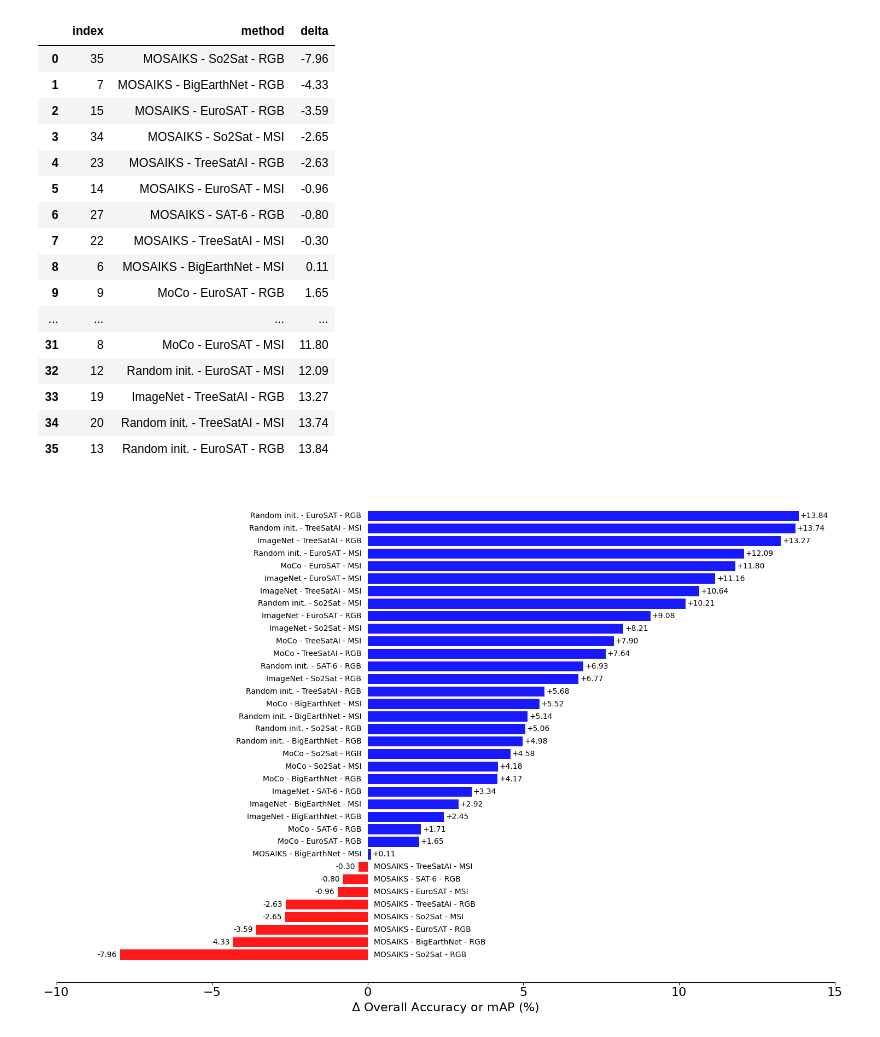
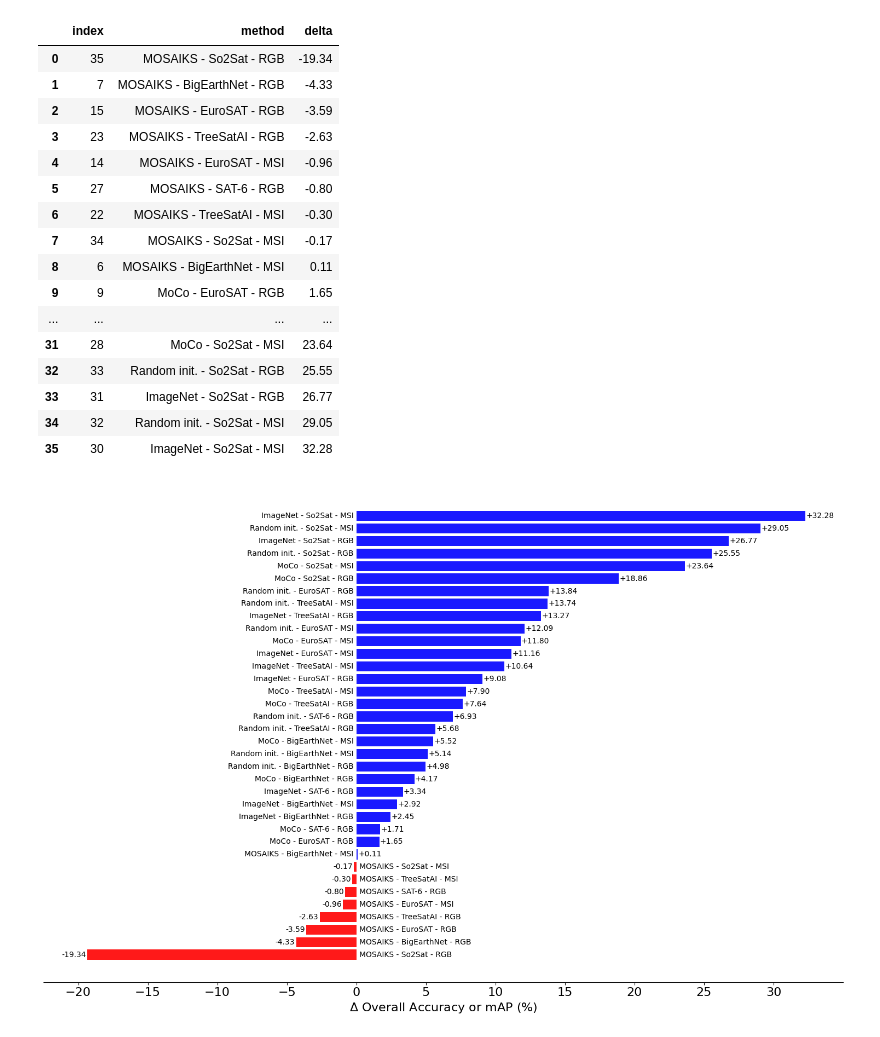
Before and after one commit to isaaccorley/resize-is-all-you-need, a Jupyter notebook: figures/delta_plot.ipynb, the cells around one changed output. Saved outputs shown, nothing was run; the diff lists cells and outputs as text; code cells hidden in the pictures.

Commit message:
update delta plot

```diff
--- a/figures/delta_plot.ipynb
+++ b/figures/delta_plot.ipynb
@@ -57,16 +57,16 @@ sat6 = [
 ]
 
 so2sat_random = [
-    ("MoCo - So2Sat Random - MSI", 23.64),
-    ("MoCo - So2Sat Random - RGB", 18.86),
-    ("ImageNet - So2Sat Random - MSI", 32.28),
-    ("ImageNet - So2Sat Random - RGB", 26.77),
-    ("Random init. - So2Sat Random - MSI", 29.05),
-    ("Random init. - So2Sat Random - RGB", 25.55),
+    ("MoCo - So2Sat - MSI", 23.64),
+    ("MoCo - So2Sat - RGB", 18.86),
+    ("ImageNet - So2Sat - MSI", 32.28),
+    ("ImageNet - So2Sat - RGB", 26.77),
+    ("Random init. - So2Sat - MSI", 29.05),
+    ("Random init. - So2Sat - RGB", 25.55),
     #("RCF - So2Sat Random - MSI", 0.32),
     #("RCF - So2Sat Random - RGB", 1.55),
-    ("MOSAIKS - So2Sat Random - MSI", -0.17),
-    ("MOSAIKS - So2Sat Random - RGB", -19.34),
+    ("MOSAIKS - So2Sat - MSI", -0.17),
+    ("MOSAIKS - So2Sat - RGB", -19.34),
 ]
 
 so2sat_culture10 = [
@@ -82,7 +82,7 @@ so2sat_culture10 = [
     ("MOSAIKS - So2Sat - RGB", -7.96),
 ]
 
-deltas = bigearthnet + eurosat + treesatai + sat6 + so2sat_culture10 #so2sat_random
+deltas = bigearthnet + eurosat + treesatai + sat6 + so2sat_random #so2sat_culture10
 
 methods = [d[0] for d in deltas]
 deltas = [d[1] for d in deltas]
@@ -92,22 +92,22 @@ df = df.sort_values("delta", ascending=True).reset_index()
 df
 # %% [output]
 |  | index | method | delta |
-| 0 | 35 | MOSAIKS - So2Sat - RGB | -7.96 |
+| 0 | 35 | MOSAIKS - So2Sat - RGB | -19.34 |
 | 1 | 7 | MOSAIKS - BigEarthNet - RGB | -4.33 |
 | 2 | 15 | MOSAIKS - EuroSAT - RGB | -3.59 |
-| 3 | 34 | MOSAIKS - So2Sat - MSI | -2.65 |
-| 4 | 23 | MOSAIKS - TreeSatAI - RGB | -2.63 |
-| 5 | 14 | MOSAIKS - EuroSAT - MSI | -0.96 |
-| 6 | 27 | MOSAIKS - SAT-6 - RGB | -0.80 |
-| 7 | 22 | MOSAIKS - TreeSatAI - MSI | -0.30 |
+| 3 | 23 | MOSAIKS - TreeSatAI - RGB | -2.63 |
+| 4 | 14 | MOSAIKS - EuroSAT - MSI | -0.96 |
+| 5 | 27 | MOSAIKS - SAT-6 - RGB | -0.80 |
+| 6 | 22 | MOSAIKS - TreeSatAI - MSI | -0.30 |
+| 7 | 34 | MOSAIKS - So2Sat - MSI | -0.17 |
 | 8 | 6 | MOSAIKS - BigEarthNet - MSI | 0.11 |
 | 9 | 9 | MoCo - EuroSAT - RGB | 1.65 |
 | ... | ... | ... | ... |
-| 31 | 8 | MoCo - EuroSAT - MSI | 11.80 |
-| 32 | 12 | Random init. - EuroSAT - MSI | 12.09 |
-| 33 | 19 | ImageNet - TreeSatAI - RGB | 13.27 |
-| 34 | 20 | Random init. - TreeSatAI - MSI | 13.74 |
-| 35 | 13 | Random init. - EuroSAT - RGB | 13.84 |
+| 31 | 28 | MoCo - So2Sat - MSI | 23.64 |
+| 32 | 33 | Random init. - So2Sat - RGB | 25.55 |
+| 33 | 31 | ImageNet - So2Sat - RGB | 26.77 |
+| 34 | 32 | Random init. - So2Sat - MSI | 29.05 |
+| 35 | 30 | ImageNet - So2Sat - MSI | 32.28 |
 # %%
 colors = ["blue" if x >= 0 else "red" for x in df["delta"]]
 plt.figure(figsize=(15, 10))
@@ -116,33 +116,33 @@ ax = plt.barh(
     width=df.delta,
     color=colors,
     alpha=0.9,
     # edgecolor="k",
     linewidth=1,
 )
-plt.xlim([-10, 15])
-plt.xticks([-10, -5, 0, 5, 10, 15], fontsize=16)
+plt.xlim([-22.5, 35])
+plt.xticks([-20, -15, -10, -5, 0, 5, 10, 15, 20, 25, 30], fontsize=16)
 plt.yticks([], [])
 plt.xlabel(r"$\Delta$ Overall Accuracy or mAP (%)", fontsize=16)
 for rect, method, delta in zip(ax.patches, df["method"], df["delta"]):
     height = rect.get_y() + rect.get_height() / 2
     width = rect.get_width()
     delta_str = (
         r"+{:.2f}".format(np.abs(delta))
         if delta >= 0
         else r"-{:.2f}".format(np.abs(delta))
     )
     delta_x = width + 0.05 if delta >= 0 else width - 0.1
     color = "black" if delta >= 0 else "black"
     ha = "left" if delta >= 0 else "right"
     plt.text(delta_x, height, delta_str, ha=ha, va="center", color=color, fontsize=10)
     ha = "right" if delta >= 0 else "left"
     method_x = 0.2 if delta < 0 else -0.2
     method_height = rect.get_y() + rect.get_height() / 2
     plt.text(method_x, height, method, ha=ha, va="center", fontsize=10)
 ax = plt.gca()
 ax.spines[["left", "right", "top"]].set_visible(False)
 ax.yaxis.set_tick_params(labelleft=False)
 plt.tight_layout()
 plt.savefig("delta_plot.png", dpi=800)
 # %% [output]
-[figure, old version]
+[figure, new version]
```
Also changed, not shown: 1 other file.
